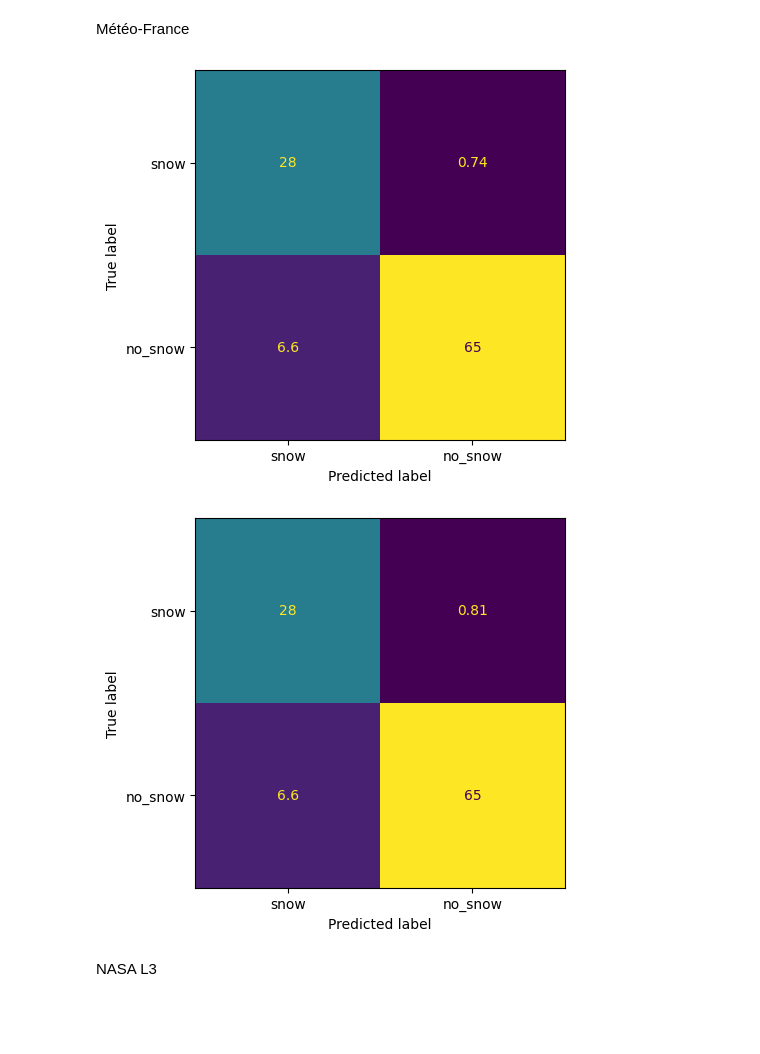
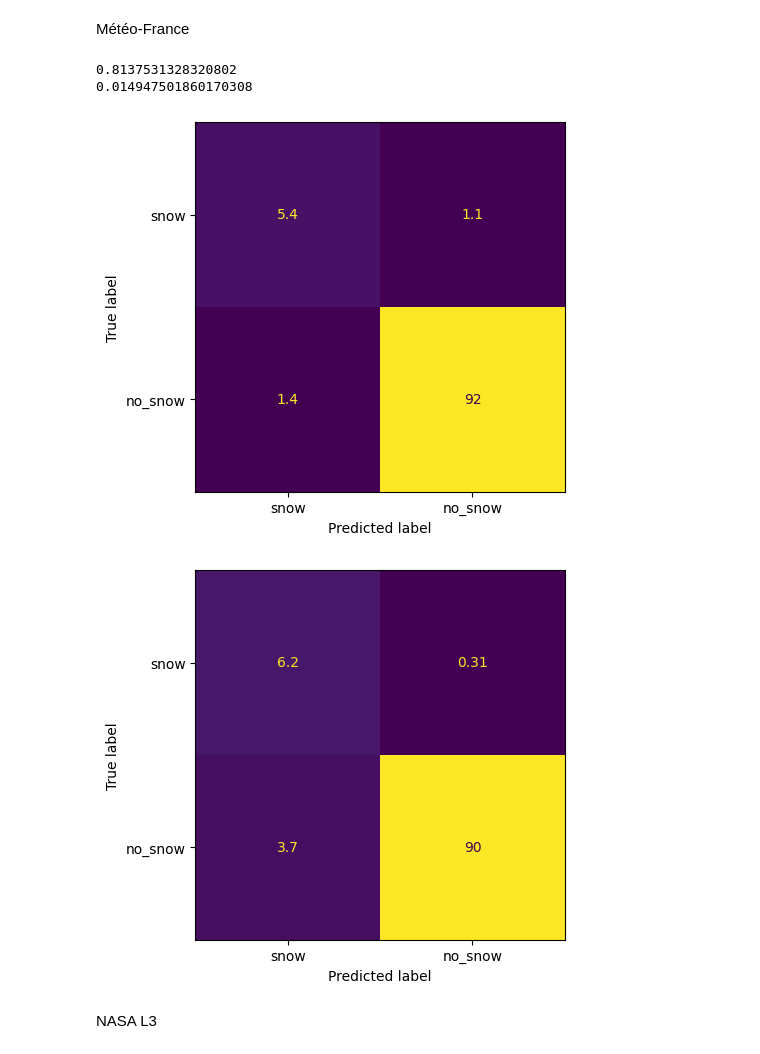
Before and after one commit to nicolaimpe/viirsnow, a Jupyter notebook: notebooks/validation.ipynb, the cells around one changed output. Cells and saved outputs as stored; diff of their text form; code cells hidden in the pictures; blank space fills up the shorter version.

Commit message:
study false detections Météo-France. Low reflectance filter quickly implemented in validation.ipynb

```diff
--- a/notebooks/validation.ipynb
+++ b/notebooks/validation.ipynb
@@ -16,34 +62,52 @@ Météo-France
 # %%
 from evaluations.confusion_table import plot_confusion_table
 
 import numpy as np
+import rasterio.enums
+from grids import UTM375mGrid
+from reprojections import reproject_using_grid
+import xarray as xr
+import rasterio
+from evaluations.confusion_table import compute_score
+ccnp = xr.open_dataarray('/home/imperatoren/work/VIIRS_S2_comparison/data/CMS_rejeu/202401/20240125_125923_npp_lzw_CCNPPJSNOW_reproj.tif')
+# conf_matrix_ds.data_vars['false_positive'].to_netcdf('false_positive_mf_20240125.nc')
+ccnp_utm = reproject_using_grid(ccnp, UTM375mGrid(),resampling_method=rasterio.enums.Resampling.nearest)
+low_refl_mask = ccnp_utm.sel(band=1) < 40
+test_ts = mf_l3.sel(time='2024-01-25')
+test_snow = (test_ts > 0).astype(np.uint8) & (test_ts<=200).astype(np.uint8)
+test_snow = test_snow + (test_ts==210).astype(np.uint8)
+(low_refl_mask & test_snow).to_netcdf('low_ref_mask_snow_cover.nc')
 
 
-test_ts = mf_l3.sel(time='2023-12')
-ref_ts = s2_theia.sel(time='2023-12')
-common_days = np.intersect1d(test_ts["time"], ref_ts["time"])
-test_ts = test_ts.sel(time=common_days)
-ref_ts = ref_ts.sel(time=common_days)
+ref_ts = s2_theia.sel(time='2024-01-25')
+test_ts = test_ts.where(test_ts > 210, test_ts.where(1 - low_refl_mask, 0))
+# common_days = np.intersect1d(test_ts["time"], ref_ts["time"])
+# test_ts = test_ts.sel(time=common_days)
+# ref_ts = ref_ts.sel(time=common_days)
 
-test_no_snow = (test_ts == 0).astype(np.uint8) + (test_ts == 215).astype(np.uint8)
+test_no_snow = (test_ts == 0).astype(np.uint8) | (test_ts == 215).astype(np.uint8)
 ref_no_snow = (ref_ts == 0).astype(np.uint8)
 test_snow = (test_ts > 0).astype(np.uint8) & (test_ts<=200).astype(np.uint8)
 test_snow = test_snow + (test_ts==210).astype(np.uint8)
 ref_snow = (ref_ts > 0).astype(np.uint8) & (ref_ts<=100).astype(np.uint8)
 test_snow = test_snow.astype(bool)
 ref_snow = ref_snow.astype(bool)
 test_no_snow = test_no_snow.astype(bool)
 ref_no_snow = ref_no_snow.astype(bool)
 conf_matrix_ds = xr.Dataset(
     {
     'true_positive': test_snow & ref_snow,
     'true_negative': test_no_snow & ref_no_snow,
     'false_positive': test_snow & ref_no_snow,
     'false_negative': test_no_snow & ref_snow,
     }
 )
 plot_confusion_table(conf_matrix_ds)
-plot_confusion_table(mf_metrics_ds.sel(time='2023-12'))
+plot_confusion_table(mf_metrics_ds.sel(time='2024-01-25'))
+print(compute_score(conf_matrix_ds, 'f1_score').values)
+print(compute_score(conf_matrix_ds, 'false_alarm_rate').values)
 # %% [output]
+0.8137531328320802
+0.014947501860170308
-[figure, old version]
+[figure, new version]
-[figure, old version]
+[figure, new version]
```
Also changed, not shown: parts of 5 cells of this notebook.
